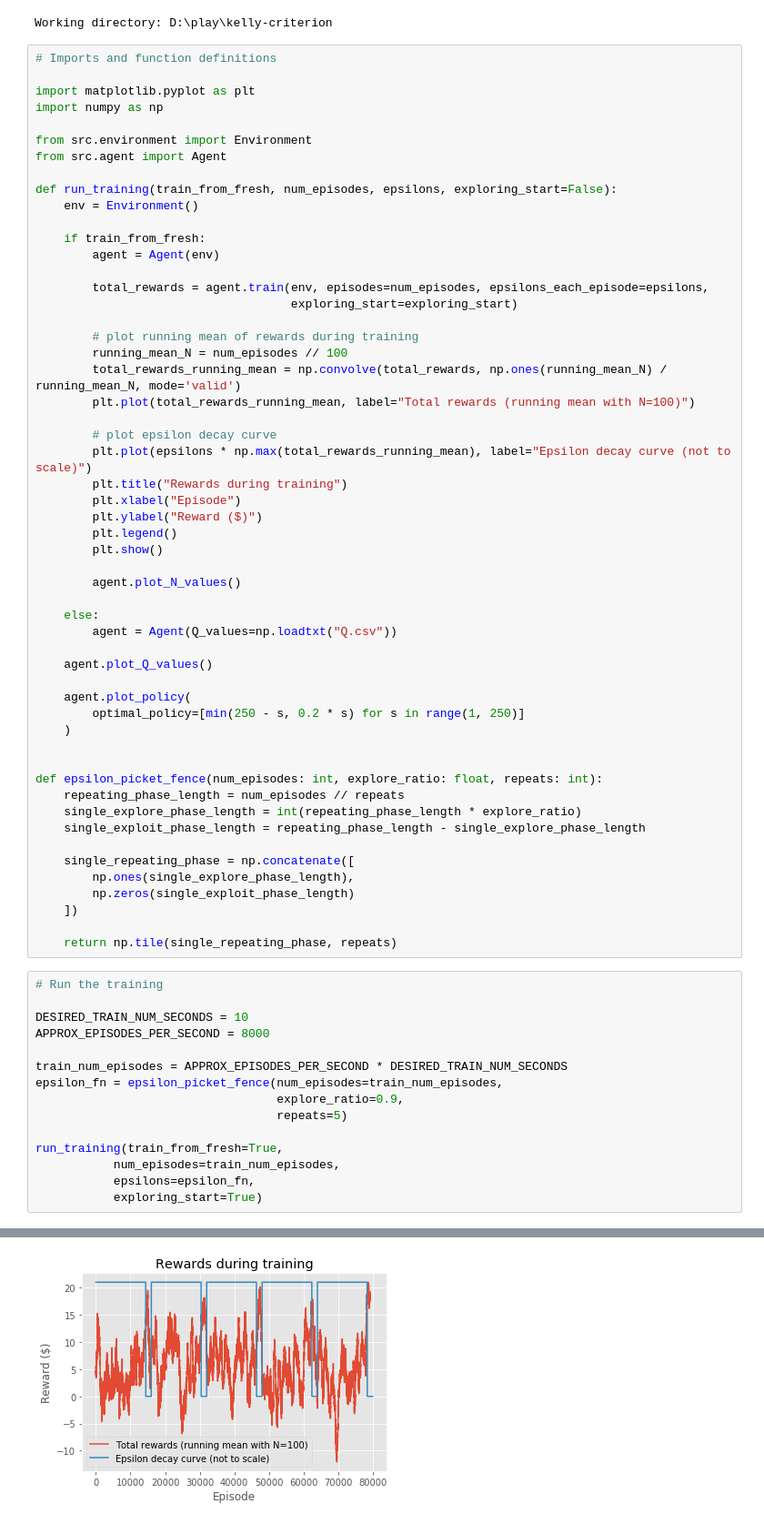
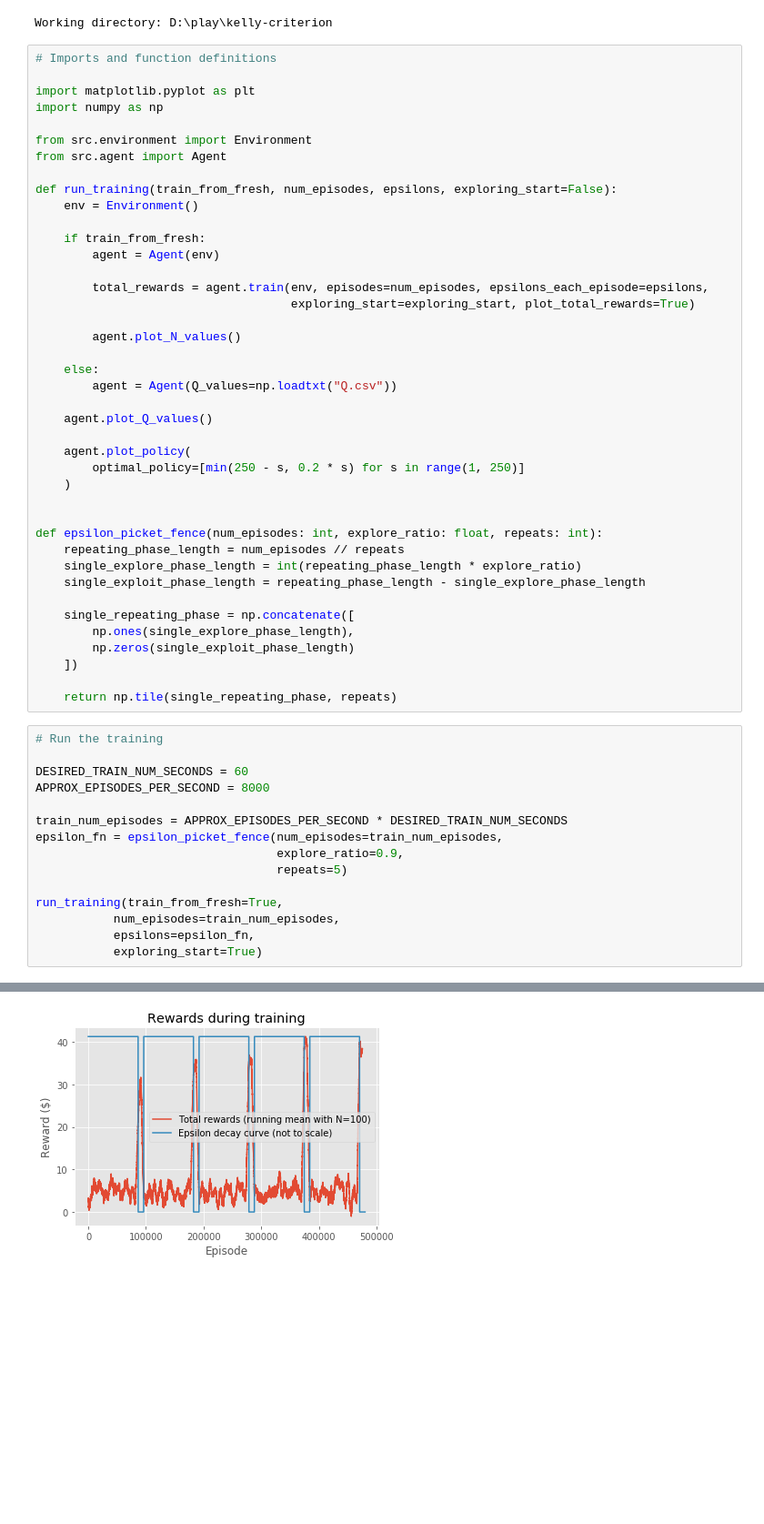
Before and after one commit to cai-harry/KellyCriterionRL, a Jupyter notebook: notebooks/train_example.ipynb, the cells around one changed output, grey strips where cells are left out. Shown at 91% size. Saved outputs shown, nothing was run; the diff lists cells and outputs as text; blank space fills up the shorter version.

```diff
--- a/notebooks/train_example.ipynb
+++ b/notebooks/train_example.ipynb
@@ -27,20 +27,7 @@ def run_training(train_from_fresh, num_episodes, epsilons, exploring_start=False
         agent = Agent(env)
 
         total_rewards = agent.train(env, episodes=num_episodes, epsilons_each_episode=epsilons,
-                                    exploring_start=exploring_start)
-
-        # plot running mean of rewards during training
-        running_mean_N = num_episodes // 100
-        total_rewards_running_mean = np.convolve(total_rewards, np.ones(running_mean_N) / running_mean_N, mode='valid')
-        plt.plot(total_rewards_running_mean, label="Total rewards (running mean with N=100)")
-
-        # plot epsilon decay curve
-        plt.plot(epsilons * np.max(total_rewards_running_mean), label="Epsilon decay curve (not to scale)")
-        plt.title("Rewards during training")
-        plt.xlabel("Episode")
-        plt.ylabel("Reward ($)")
-        plt.legend()
-        plt.show()
+                                    exploring_start=exploring_start, plot_total_rewards=True)
 
         agent.plot_N_values()
 
@@ -68,7 +55,7 @@ def epsilon_picket_fence(num_episodes: int, explore_ratio: float, repeats: int):
 # %%
 # Run the training
 
-DESIRED_TRAIN_NUM_SECONDS = 10
+DESIRED_TRAIN_NUM_SECONDS = 60
 APPROX_EPISODES_PER_SECOND = 8000
 
 train_num_episodes = APPROX_EPISODES_PER_SECOND * DESIRED_TRAIN_NUM_SECONDS
@@ -84 +72 @@ run_training(train_from_fresh=True,
-[figure, old version]
+[figure, new version]
```
Also changed, not shown: parts of 1 cell of this notebook, 10 other files.
